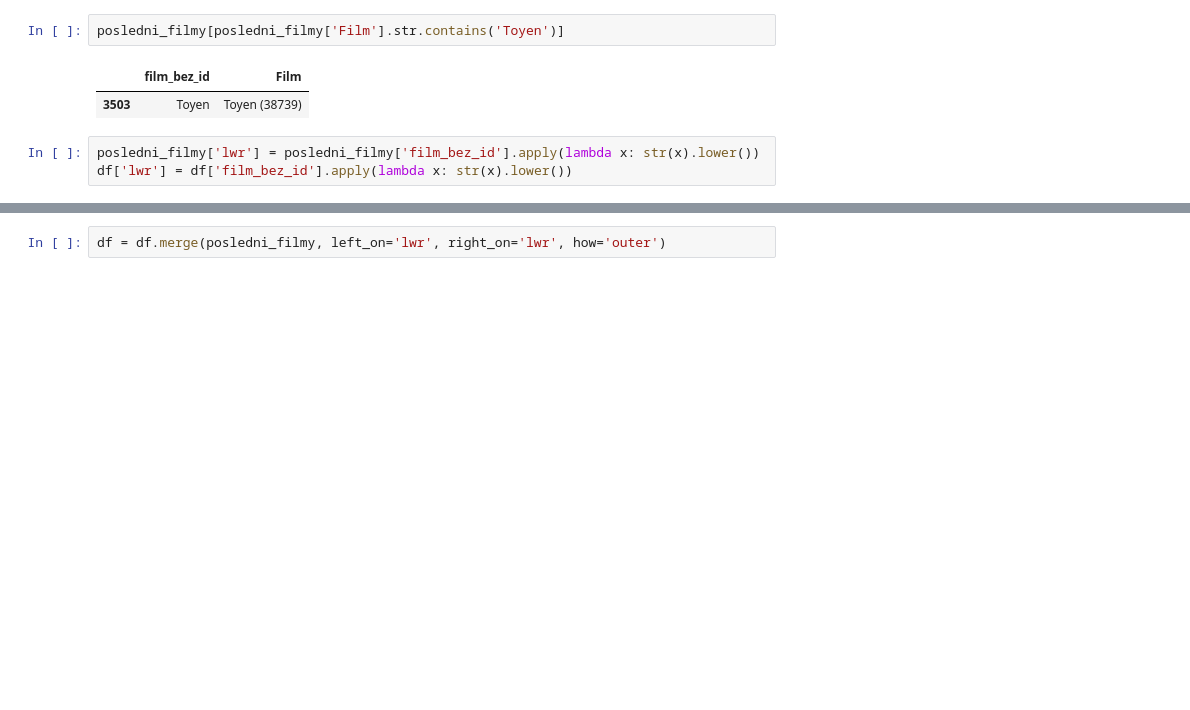
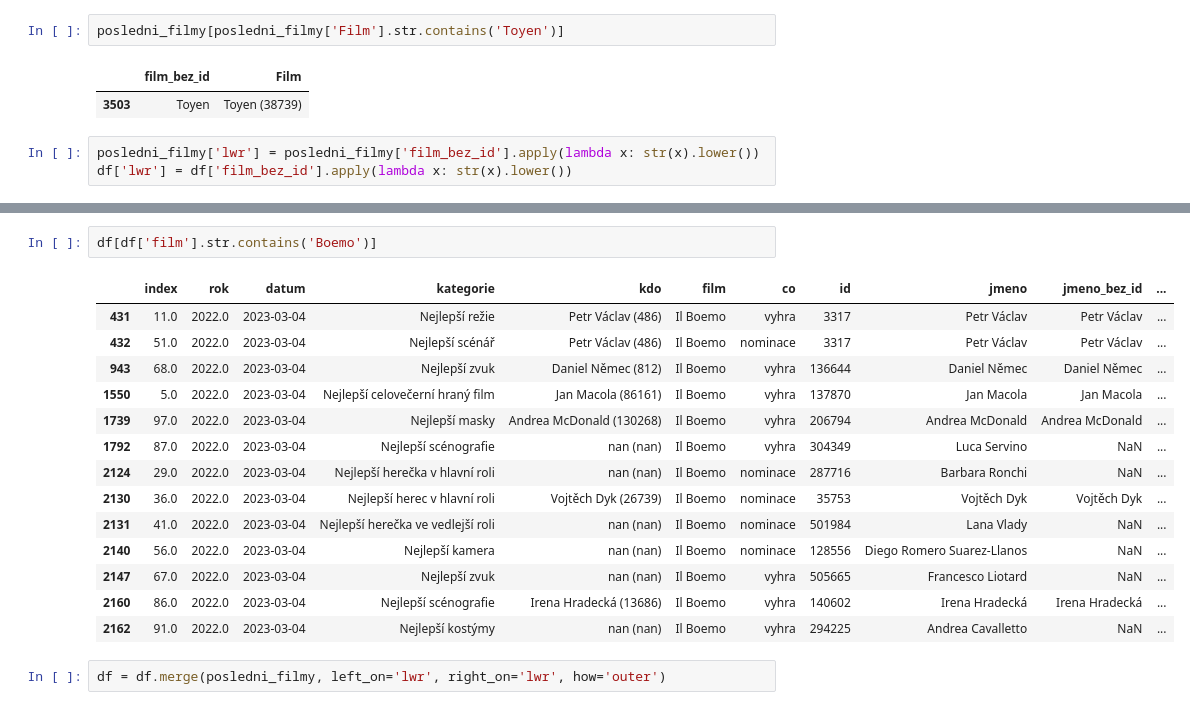
Before and after one commit to DataRozhlas/filmovy-prehled, a Jupyter notebook: 052 lvi čištění a merge.ipynb, the cells around one changed output, grey strips where cells are left out. Drawn from its saved outputs; the diff is of its cells as text; blank space fills up the shorter version.

```diff
--- a/052 lvi čištění a merge.ipynb
+++ b/052 lvi čištění a merge.ipynb
@@ -642,2 +649,19 @@ df['lwr'] = df['film_bez_id'].apply(lambda x: str(x).lower())
+# %%
+df[df['film'].str.contains('Boemo')]
+# %% [output]
+|  | index | rok | datum | kategorie | kdo | film | co | id | jmeno | jmeno_bez_id | ... |
+| 431 | 11.0 | 2022.0 | 2023-03-04 | Nejlepší režie | Petr Václav (486) | Il Boemo | vyhra | 3317 | Petr Václav | Petr Václav | ... |
+| 432 | 51.0 | 2022.0 | 2023-03-04 | Nejlepší scénář | Petr Václav (486) | Il Boemo | nominace | 3317 | Petr Václav | Petr Václav | ... |
+| 943 | 68.0 | 2022.0 | 2023-03-04 | Nejlepší zvuk | Daniel Němec (812) | Il Boemo | vyhra | 136644 | Daniel Němec | Daniel Němec | ... |
+| 1550 | 5.0 | 2022.0 | 2023-03-04 | Nejlepší celovečerní hraný film | Jan Macola (86161) | Il Boemo | vyhra | 137870 | Jan Macola | Jan Macola | ... |
+| 1739 | 97.0 | 2022.0 | 2023-03-04 | Nejlepší masky | Andrea McDonald (130268) | Il Boemo | vyhra | 206794 | Andrea McDonald | Andrea McDonald | ... |
+| 1792 | 87.0 | 2022.0 | 2023-03-04 | Nejlepší scénografie | nan (nan) | Il Boemo | vyhra | 304349 | Luca Servino | NaN | ... |
+| 2124 | 29.0 | 2022.0 | 2023-03-04 | Nejlepší herečka v hlavní roli | nan (nan) | Il Boemo | nominace | 287716 | Barbara Ronchi | NaN | ... |
+| 2130 | 36.0 | 2022.0 | 2023-03-04 | Nejlepší herec v hlavní roli | Vojtěch Dyk (26739) | Il Boemo | nominace | 35753 | Vojtěch Dyk | Vojtěch Dyk | ... |
+| 2131 | 41.0 | 2022.0 | 2023-03-04 | Nejlepší herečka ve vedlejší roli | nan (nan) | Il Boemo | nominace | 501984 | Lana Vlady | NaN | ... |
+| 2140 | 56.0 | 2022.0 | 2023-03-04 | Nejlepší kamera | nan (nan) | Il Boemo | nominace | 128556 | Diego Romero Suarez-Llanos | NaN | ... |
+| 2147 | 67.0 | 2022.0 | 2023-03-04 | Nejlepší zvuk | nan (nan) | Il Boemo | vyhra | 505665 | Francesco Liotard | NaN | ... |
+| 2160 | 86.0 | 2022.0 | 2023-03-04 | Nejlepší scénografie | Irena Hradecká (13686) | Il Boemo | vyhra | 140602 | Irena Hradecká | Irena Hradecká | ... |
+| 2162 | 91.0 | 2022.0 | 2023-03-04 | Nejlepší kostýmy | nan (nan) | Il Boemo | vyhra | 294225 | Andrea Cavalletto | NaN | ... |
 # %%
 df = df.merge(posledni_filmy, left_on='lwr', right_on='lwr', how='outer')
```
Also changed, not shown: parts of 24 cells of this notebook, 5 other files.
